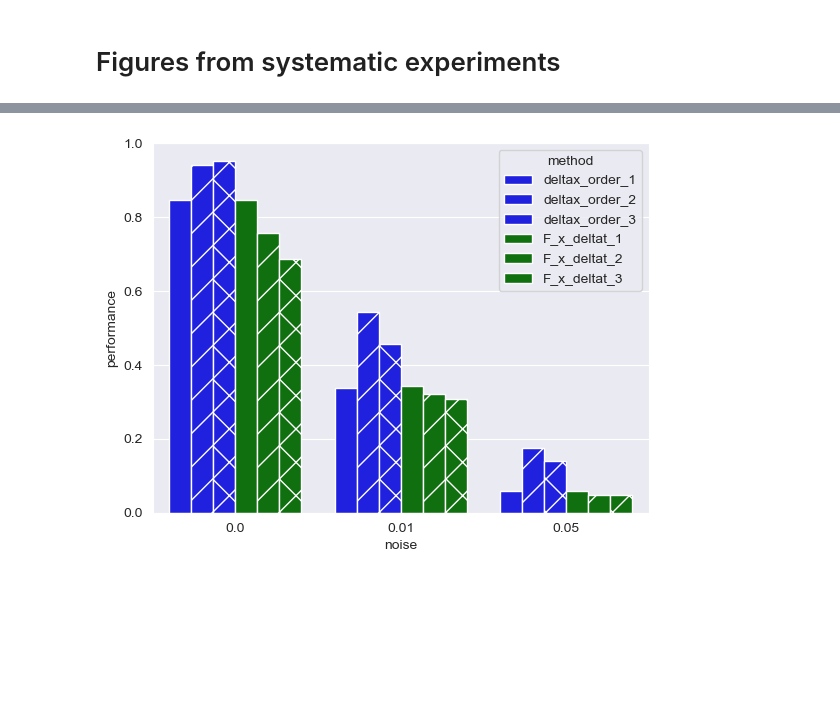
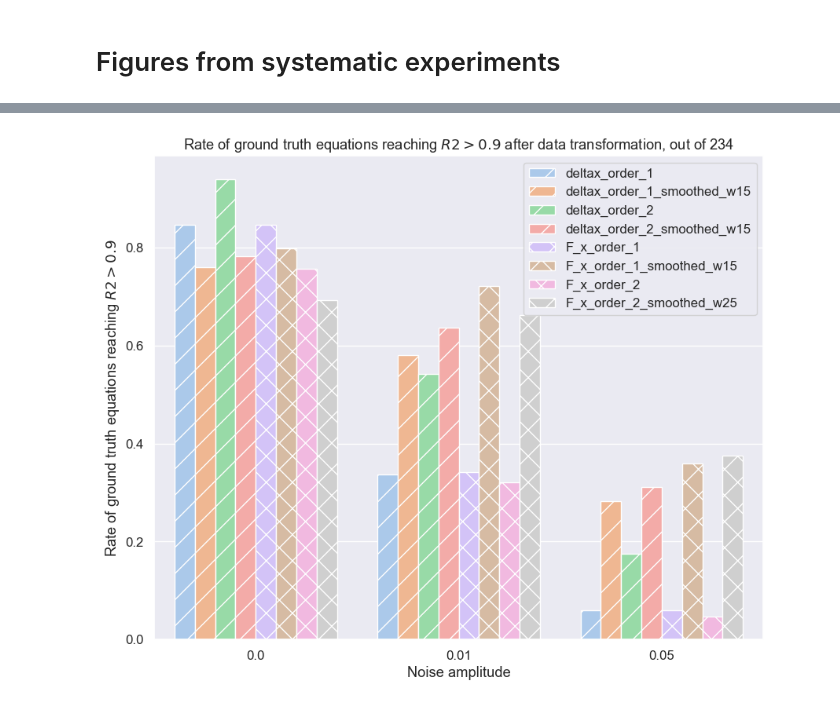
Before and after one commit to albertotonda/symbolic-regression-ode-systems, a Jupyter notebook: utils/figures.ipynb, the cells around one changed output, grey strips where cells are left out. Saved outputs shown, nothing was run; the diff lists cells and outputs as text; code cells hidden in the pictures; blank space fills up the shorter version.

Commit message:
Updated comparison between transformations + plots

```diff
--- a/utils/figures.ipynb
+++ b/utils/figures.ipynb
@@ -196,15 +160,21 @@ fig.tight_layout()
 # %% [markdown]
 # Figures from systematic experiments
 # %%
+import itertools
 import matplotlib.pyplot as plt
 import pandas as pd
 import re as regex
 import seaborn as sns
 
+import matplotlib.patches as mpatches
+
 sns.set_style('darkgrid')
+# increase font size
+sns.set_context("notebook", font_scale=1.1)
 # %%
 target_file = "../local_results/check_odebench_all_transformations/summary.csv"
 df = pd.read_csv(target_file)
+number_of_attempts = df.shape[0]
 
 # informative: number of times the R2 for a particular combination of data transformation + noise is higher than 0.9
 not_methods = ['system_id', 'variable', 'trajectory_id']
@@ -223,25 +193,87 @@ for c in data :
 
 df_data = pd.DataFrame.from_dict(dictionary)
 
-# prepare palette as a dictionary
+# prepare palette as a dictionary (unused, for the moment)
 palette = {
-    'deltax_order_1' : 'blue',
-    'deltax_order_2' : 'blue',
-    'deltax_order_3' : 'blue',
-    'F_x_deltat_1' : 'green',
-    'F_x_deltat_2' : 'green',
-    'F_x_deltat_3' : 'green',
+    'deltax_order_1' : '#0072B2',
+    'deltax_order_2' : '#0072B2',
+    'deltax_order_3' : '#0072B2',
+    'deltax_order_2_smoothed' : '#0072B2',
+    'F_x_deltat_1' : '#D55E00',
+    'F_x_deltat_2' : '#D55E00',
+    'F_x_deltat_3' : '#D55E00',
 }
+
+# select just a part of the data, there is too much stuff going on
+#df_data = df_data[ df_data['method'].str.startswith('F_x_order_3') ]
+#df_data = df_data[ (df_data['method'].str.startswith('F_x') & (df_data['method'].str.endswith('_w25') | df_data['method'].str.endswith('_w15'))) ]
+
+best_techniques = ['deltax_order_1', 'deltax_order_1_smoothed_w15',
+                   'deltax_order_2', 'deltax_order_2_smoothed_w15',
+                   'F_x_order_1', 'F_x_order_1_smoothed_w15',
+                   'F_x_order_2', 'F_x_order_2_smoothed_w25']
+df_data = df_data[ df_data['method'].isin(best_techniques) ]
+
+fig, ax = plt.subplots(figsize=(10,8))
 
 ax = sns.barplot(x = 'noise', # or different noise levels
             y = 'performance', # number of times the method went over 0.9
             hue = 'method', # or methods
             data = df_data,
-            palette = palette)
+            #palette = palette,
+            palette = 'pastel',
+            ax=ax)
 
-for index, bar in enumerate(ax.patches) :
-    if index in [3, 4, 5, 12, 13, 14] : #[1, 4, 7, 10, 13, 16] :
+mark_bars = False
+if mark_bars :
+    # get all handles and corresponding labels
+    handles, labels = ax.get_legend_handles_labels()
+
+    for index, bar in enumerate(ax.patches) :
+        if index in [3, 4, 5, 12, 13, 14] : #[1, 4, 7, 10, 13, 16] :
+            bar.set_hatch('//')
+        elif index in [6, 7, 8, 15, 16, 17] :
+            bar.set_hatch('x')
+        #if labels[index].find("2") != -1 :
+        #    bar.set_hatch('//')
+        #elif labels[index].find("3") != -1 :
+        #    bar.set_hatch('x')
+
+    print(handles)
+    print(labels)
+    new_handles = []
+    for i in range(0, len(handles)) :
+        hatch = ''
+        if i == 1 or i == 4 :
+            hatch = '//'
+        elif i == 2 or i == 5 :
+            hatch = 'x'
+        new_handles.append( mpatches.Patch(facecolor=handles[i].get_facecolor(), hatch=hatch, label=labels[i]) )
+
+    ax.legend(handles=new_handles, title="method")
+
+# let's try another method
+#num_locations = len(df_data['noise'].unique())
+#hatches = itertools.cycle(['/', '//', '+', '-', 'x', '\\', '*', 'o', 'O', '.'])
+#for i, bar in enumerate(ax.patches):
+#    if i % num_locations == 0:
+#        hatch = next(hatches)
+#    bar.set_hatch(hatch)
+
+for i, bar in enumerate(ax.patches) :
+    #if i < 3 * len([t for t in best_techniques if t.startswith("deltax")]) :
+    #    bar.set_hatch('//')
+    #else :
+    #    bar.set_hatch('\\')
+    if bar.get_label().startswith("deltax") or i < 3 * len([t for t in best_techniques if t.startswith("deltax")]) :
         bar.set_hatch('/')
-    elif index in [6, 7, 8, 15, 16, 17] :
+    else :
         bar.set_hatch('x')
+
+ax.legend(loc='best')
+#ax.legend(loc='upper center', bbox_to_anchor=(0.5, 1.1), ncol=6, fancybox=True, shadow=True)
+
+ax.set_xlabel("Noise amplitude")
+ax.set_ylabel("Rate of ground truth equations reaching $R2>0.9$")
+ax.set_title("Rate of ground truth equations reaching $R2>0.9$ after data transformation, out of %d" % number_of_attempts)
 # %% [output]
@@ -249 +282 @@ for index, bar in enumerate(ax.patches) :
-[figure, old version]
+[figure, new version]
```
Also changed, not shown: parts of 11 cells of this notebook, 2 other files.
